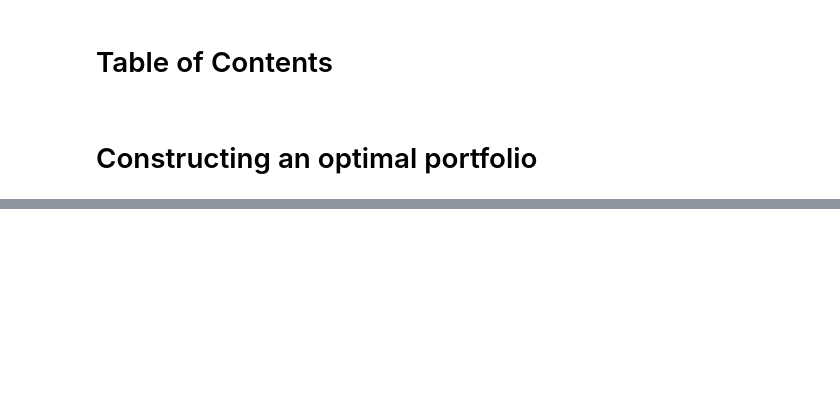
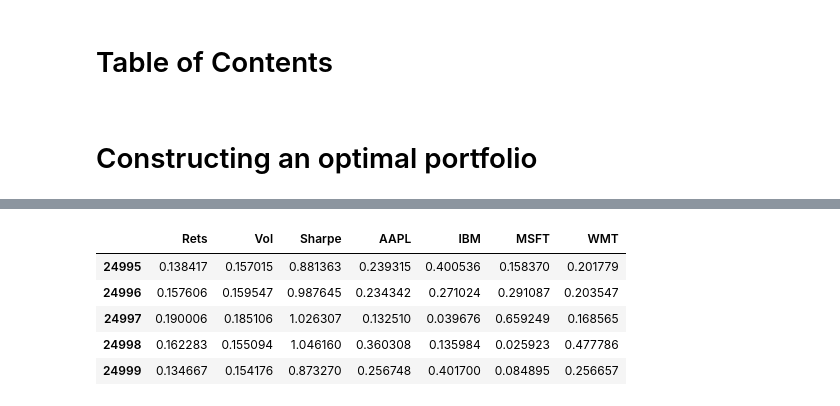
Before and after one commit to robertxbrown06/portfolio_analysis, a Jupyter notebook: 04_optimal_portfolio.ipynb, the cells around one changed output, grey strips where cells are left out. Saved outputs shown, nothing was run; the diff lists cells and outputs as text; code cells hidden in the pictures; blank space fills up the shorter version.

```diff
--- a/04_optimal_portfolio.ipynb
+++ b/04_optimal_portfolio.ipynb
@@ -83,0 +203,10 @@ cov_matrix = returns.cov()
+# %%
+# Print the last few results
+results_df.tail()
+# %% [output]
+|  | Rets | Vol | Sharpe | AAPL | IBM | MSFT | WMT |
+| 24995 | 0.138417 | 0.157015 | 0.881363 | 0.239315 | 0.400536 | 0.158370 | 0.201779 |
+| 24996 | 0.157606 | 0.159547 | 0.987645 | 0.234342 | 0.271024 | 0.291087 | 0.203547 |
+| 24997 | 0.190006 | 0.185106 | 1.026307 | 0.132510 | 0.039676 | 0.659249 | 0.168565 |
+| 24998 | 0.162283 | 0.155094 | 1.046160 | 0.360308 | 0.135984 | 0.025923 | 0.477786 |
+| 24999 | 0.134667 | 0.154176 | 0.873270 | 0.256748 | 0.401700 | 0.084895 | 0.256657 |
```
Also changed, not shown: parts of 34 cells of this notebook.
